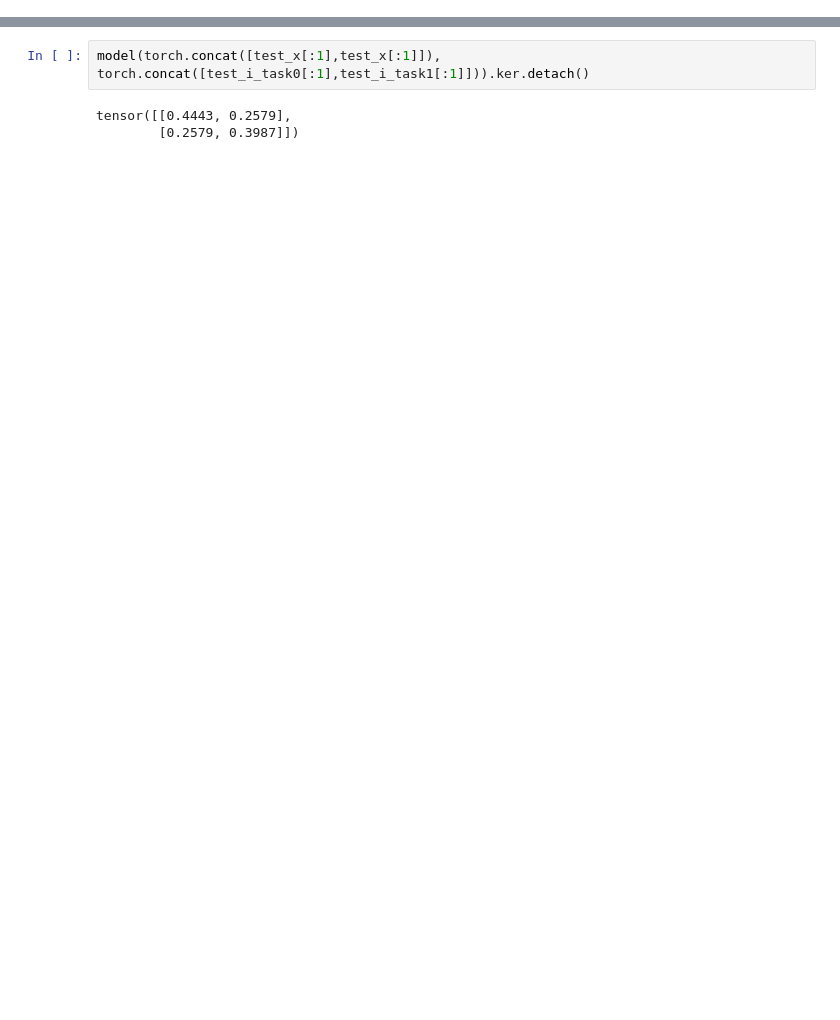
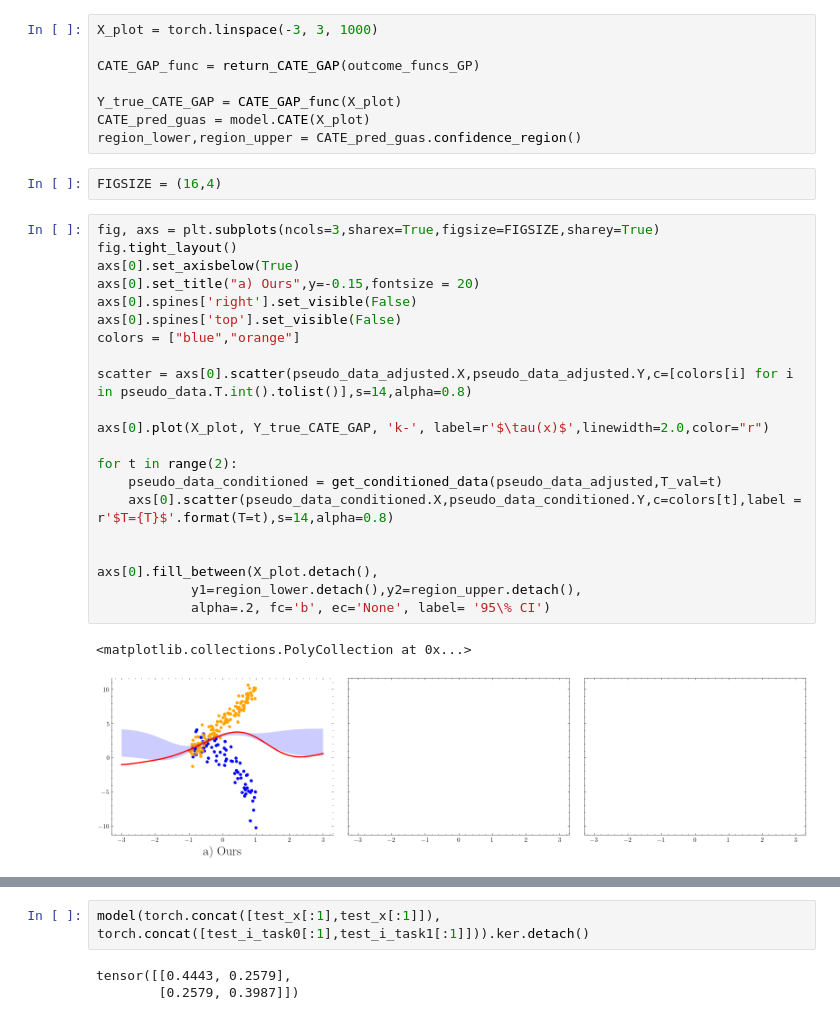
Before and after one commit to Jakefawkes/Obs_and_exp_data, a Jupyter notebook: multi_task_gp.ipynb, the cells around one changed output, grey strips where cells are left out. Cells and saved outputs as stored; diff of their text form; blank space fills up the shorter version.

```diff
--- a/multi_task_gp.ipynb
+++ b/multi_task_gp.ipynb
@@ -100 +135,35 @@ model = MultitaskGPModel((full_train_x, full_train_i), full_train_y, likelihood)
+# %%
+X_plot = torch.linspace(-3, 3, 1000)
+
+CATE_GAP_func = return_CATE_GAP(outcome_funcs_GP)
+
+Y_true_CATE_GAP = CATE_GAP_func(X_plot)
+CATE_pred_guas = model.CATE(X_plot)
+region_lower,region_upper = CATE_pred_guas.confidence_region()
+# %%
+FIGSIZE = (16,4)
+# %%
+fig, axs = plt.subplots(ncols=3,sharex=True,figsize=FIGSIZE,sharey=True)
+fig.tight_layout()
+axs[0].set_axisbelow(True)
+axs[0].set_title("a) Ours",y=-0.15,fontsize = 20)
+axs[0].spines['right'].set_visible(False)
+axs[0].spines['top'].set_visible(False)
+colors = ["blue","orange"]
+
+scatter = axs[0].scatter(pseudo_data_adjusted.X,pseudo_data_adjusted.Y,c=[colors[i] for i  in pseudo_data.T.int().tolist()],s=14,alpha=0.8)
+
+axs[0].plot(X_plot, Y_true_CATE_GAP, 'k-', label=r'$\tau(x)$',linewidth=2.0,color="r")
+
+for t in range(2):
+    pseudo_data_conditioned = get_conditioned_data(pseudo_data_adjusted,T_val=t)
+    axs[0].scatter(pseudo_data_conditioned.X,pseudo_data_conditioned.Y,c=colors[t],label = r'$T={T}$'.format(T=t),s=14,alpha=0.8)
+
+
+axs[0].fill_between(X_plot.detach(),
+            y1=region_lower.detach(),y2=region_upper.detach(),
+            alpha=.2, fc='b', ec='None', label= '95\% CI')
+# %% [output]
+<matplotlib.collections.PolyCollection at 0x...>
+[figure, added]
 # %%
```
Also changed, not shown: parts of 68 cells of this notebook, 11 other files.
